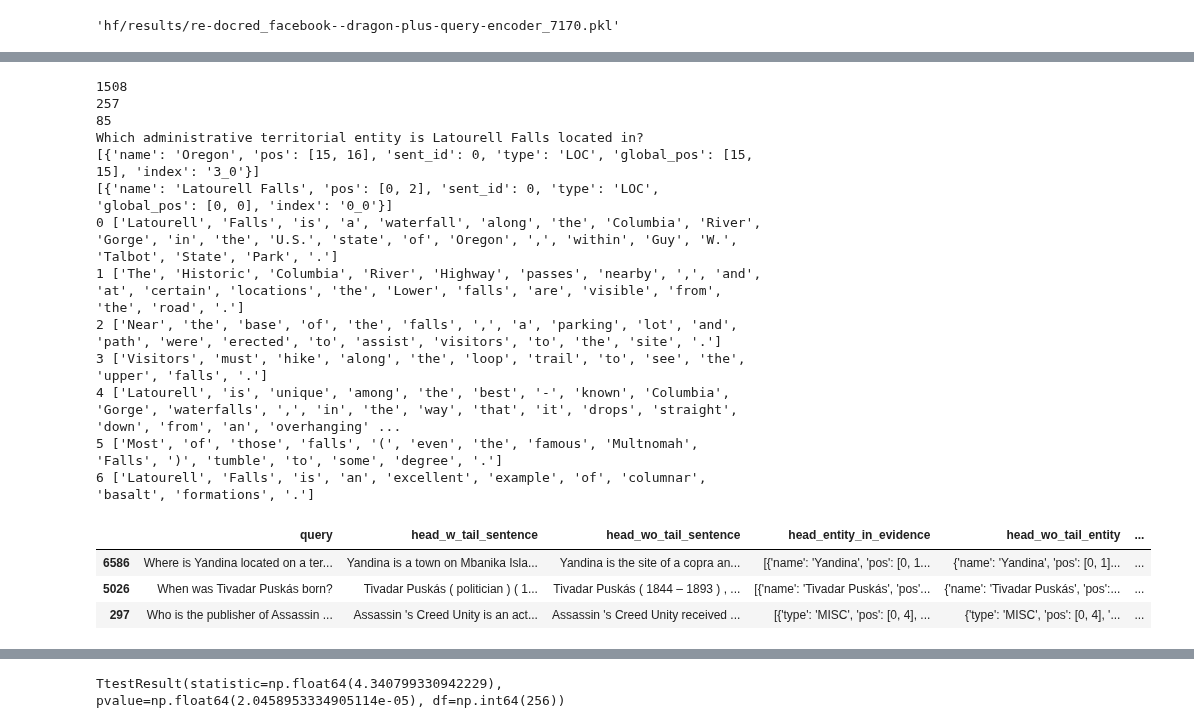
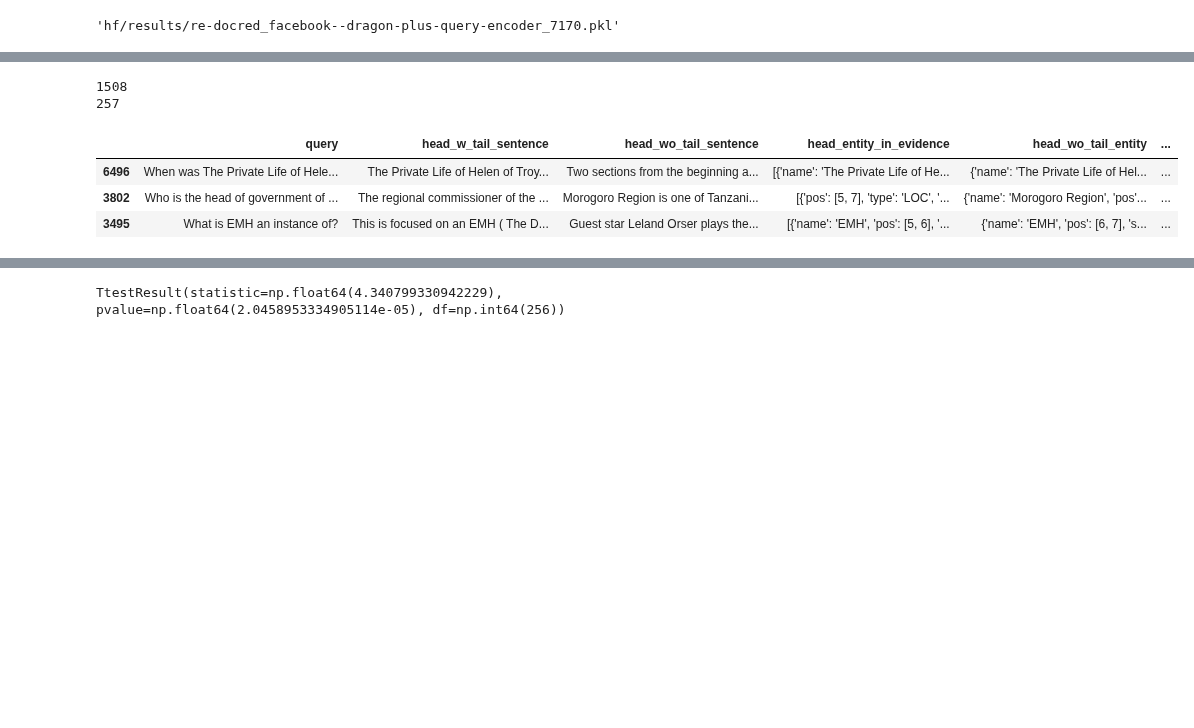
Before and after one commit to mohsenfayyaz/ColDeR, a Jupyter notebook: src/notebooks/Analysis_Tail.ipynb, the cells around one changed output, grey strips where cells are left out. Drawn from its saved outputs; the diff is of its cells as text; code cells hidden in the pictures; blank space fills up the shorter version.

```diff
--- a/src/notebooks/Analysis_Tail.ipynb
+++ b/src/notebooks/Analysis_Tail.ipynb
@@ -98,55 +98,42 @@ for row in df.to_dict(orient="records"):
         head_wo_tail_entity.append(head_wo_tail_ent)
 
 df["head_w_tail_sentence"] = head_w_tail_sents
 df["head_wo_tail_sentence"] = head_wo_tail_sents
 df["head_wo_tail_entity"] = head_wo_tail_entity
 df = df.dropna(subset=["head_w_tail_sentence", "head_wo_tail_sentence"])
 print(len(df))
 
 ### FILTER NOT SAME POS ENTITY {
-df["head_wo_tail_entity_pos"] = df["head_wo_tail_entity"].apply(lambda x: x["pos"][0])
-df["head_w_tail_entity_pos"] = df["head_entity_in_evidence"].apply(lambda x: x[0]["pos"][0])
-df = df[df["head_wo_tail_entity_pos"] == df["head_w_tail_entity_pos"]]
-print(len(df))
+# df["head_wo_tail_entity_pos"] = df["head_wo_tail_entity"].apply(lambda x: x["pos"][0])
+# df["head_w_tail_entity_pos"] = df["head_entity_in_evidence"].apply(lambda x: x[0]["pos"][0])
+# df = df[df["head_wo_tail_entity_pos"] == df["head_w_tail_entity_pos"]]
+# print(len(df))
 ### }
 
 df["head_wo_tail_sentence_double"] = df["head_wo_tail_sentence"] + " " + df["head_wo_tail_sentence"]
 df["head_w_tail_sentence_double"] = df["head_w_tail_sentence"] + " " + df["head_w_tail_sentence"]
 df["head_wo_tail_sentence_title"] = df.apply(lambda r: r["head_entity_in_evidence"][0]["name"] + " " + r["head_entity_in_evidence"][0]["name"] + " " + r["head_entity_in_evidence"][0]["name"] + " " + r["head_wo_tail_sentence"], axis=1)
 df["sents_complete"] = df["sents"].apply(lambda x: " ".join(flatten(x)))
 df["sents_complete_rm_head_wo_tail"] = df.apply(lambda r: r["sents_complete"].replace(r["head_wo_tail_sentence"], ""), axis=1)
 df["sents_complete_rm_head_w_tail"] = df.apply(lambda r: r["sents_complete"].replace(r["head_w_tail_sentence"], ""), axis=1)
 # Put the w and wo sentence in the beginning
 df["sents_complete_w_beginning"] = df.apply(lambda r: r["head_w_tail_sentence"] + " " + r["sents_complete"].replace(r["head_wo_tail_sentence"], "").replace(r["head_w_tail_sentence"], ""), axis=1)
 df["sents_complete_wo_beginning"] = df.apply(lambda r: r["head_wo_tail_sentence"] + " " + r["sents_complete"].replace(r["head_wo_tail_sentence"], "").replace(r["head_w_tail_sentence"], ""), axis=1)
 # Put the w and wo sentence in the end
 df["sents_complete_w_end"] = df.apply(lambda r: r["sents_complete"].replace(r["head_wo_tail_sentence"], "").replace(r["head_w_tail_sentence"], "") + " " + r["head_w_tail_sentence"] , axis=1)
 df["sents_complete_wo_end"] = df.apply(lambda r: r["sents_complete"].replace(r["head_wo_tail_sentence"], "").replace(r["head_w_tail_sentence"], "") + " " + r["head_wo_tail_sentence"], axis=1)
 
-d = df.iloc[0].to_dict()
-print(d["query"])
-print(d["tail_entity_in_evidence"])
-print(d["head_entity_in_evidence"])
-for i, d in enumerate(d["sents"]): print(i, d)
+sents_cols = []
+sents_cols.append(f"sents_complete_w_beginning")
+sents_cols.append(f"sents_complete_wo_beginning")
 
 df[["query", "head_w_tail_sentence", "head_wo_tail_sentence", "head_entity_in_evidence", "head_wo_tail_entity", "sents_complete", "sents_complete_rm_head_wo_tail", "sents_complete_rm_head_w_tail"]].sample(3)
 # %% [output]
 1508
 257
-85
-Which administrative territorial entity is Latourell Falls located in?
-[{'name': 'Oregon', 'pos': [15, 16], 'sent_id': 0, 'type': 'LOC', 'global_pos': [15, 15], 'index': '3_0'}]
-[{'name': 'Latourell Falls', 'pos': [0, 2], 'sent_id': 0, 'type': 'LOC', 'global_pos': [0, 0], 'index': '0_0'}]
-0 ['Latourell', 'Falls', 'is', 'a', 'waterfall', 'along', 'the', 'Columbia', 'River', 'Gorge', 'in', 'the', 'U.S.', 'state', 'of', 'Oregon', ',', 'within', 'Guy', 'W.', 'Talbot', 'State', 'Park', '.']
-1 ['The', 'Historic', 'Columbia', 'River', 'Highway', 'passes', 'nearby', ',', 'and', 'at', 'certain', 'locations', 'the', 'Lower', 'falls', 'are', 'visible', 'from', 'the', 'road', '.']
-2 ['Near', 'the', 'base', 'of', 'the', 'falls', ',', 'a', 'parking', 'lot', 'and', 'path', 'were', 'erected', 'to', 'assist', 'visitors', 'to', 'the', 'site', '.']
-3 ['Visitors', 'must', 'hike', 'along', 'the', 'loop', 'trail', 'to', 'see', 'the', 'upper', 'falls', '.']
-4 ['Latourell', 'is', 'unique', 'among', 'the', 'best', '-', 'known', 'Columbia', 'Gorge', 'waterfalls', ',', 'in', 'the', 'way', 'that', 'it', 'drops', 'straight', 'down', 'from', 'an', 'overhanging' ...
-5 ['Most', 'of', 'those', 'falls', '(', 'even', 'the', 'famous', 'Multnomah', 'Falls', ')', 'tumble', 'to', 'some', 'degree', '.']
-6 ['Latourell', 'Falls', 'is', 'an', 'excellent', 'example', 'of', 'columnar', 'basalt', 'formations', '.']
 |  | query | head_w_tail_sentence | head_wo_tail_sentence | head_entity_in_evidence | head_wo_tail_entity | ... |
-| 6586 | Where is Yandina located on a ter... | Yandina is a town on Mbanika Isla... | Yandina is the site of a copra an... | [{'name': 'Yandina', 'pos': [0, 1... | {'name': 'Yandina', 'pos': [0, 1]... | ... |
-| 5026 | When was Tivadar Puskás born? | Tivadar Puskás ( politician ) ( 1... | Tivadar Puskás ( 1844 – 1893 ) , ... | [{'name': 'Tivadar Puskás', 'pos'... | {'name': 'Tivadar Puskás', 'pos':... | ... |
-| 297 | Who is the publisher of Assassin ... | Assassin 's Creed Unity is an act... | Assassin 's Creed Unity received ... | [{'type': 'MISC', 'pos': [0, 4], ... | {'type': 'MISC', 'pos': [0, 4], '... | ... |
+| 6496 | When was The Private Life of Hele... | The Private Life of Helen of Troy... | Two sections from the beginning a... | [{'name': 'The Private Life of He... | {'name': 'The Private Life of Hel... | ... |
+| 3802 | Who is the head of government of ... | The regional commissioner of the ... | Morogoro Region is one of Tanzani... | [{'pos': [5, 7], 'type': 'LOC', '... | {'name': 'Morogoro Region', 'pos'... | ... |
+| 3495 | What is EMH an instance of? | This is focused on an EMH ( The D... | Guest star Leland Orser plays the... | [{'name': 'EMH', 'pos': [5, 6], '... | {'name': 'EMH', 'pos': [6, 7], 's... | ... |
 # %%
 class YourCustomDEModel:
```
Also changed, not shown: parts of 6 cells of this notebook, 9 other files.
